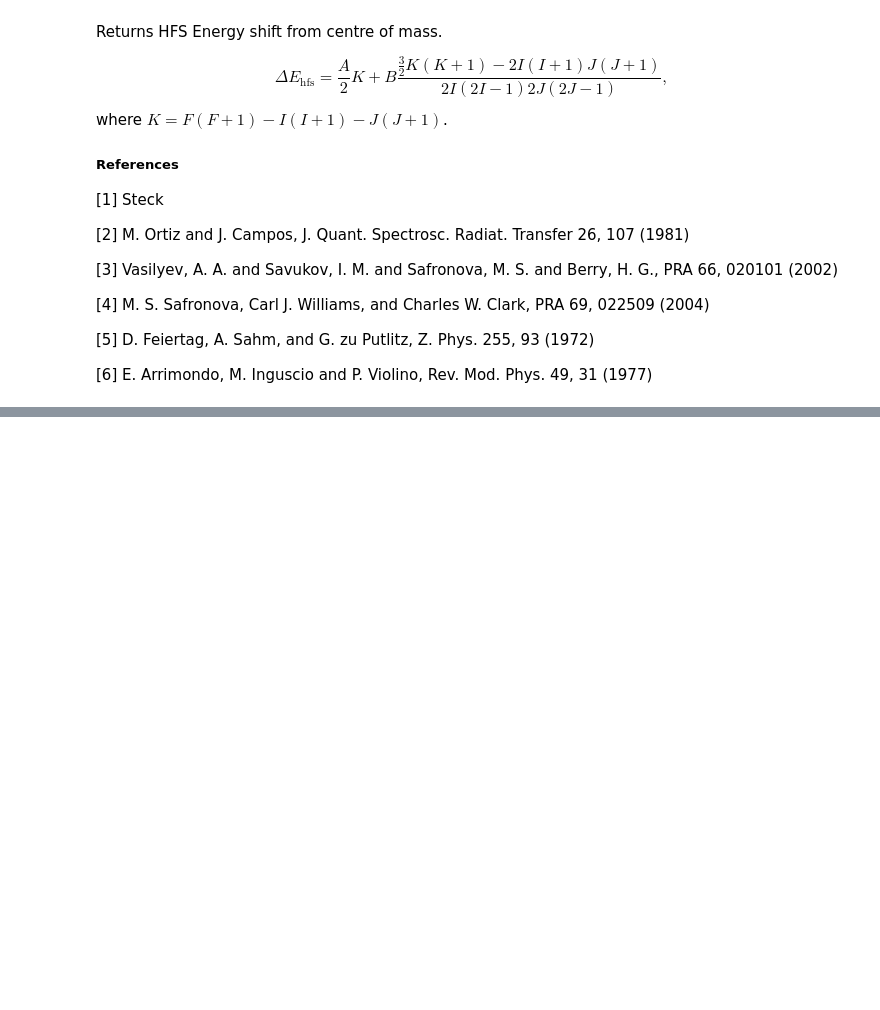
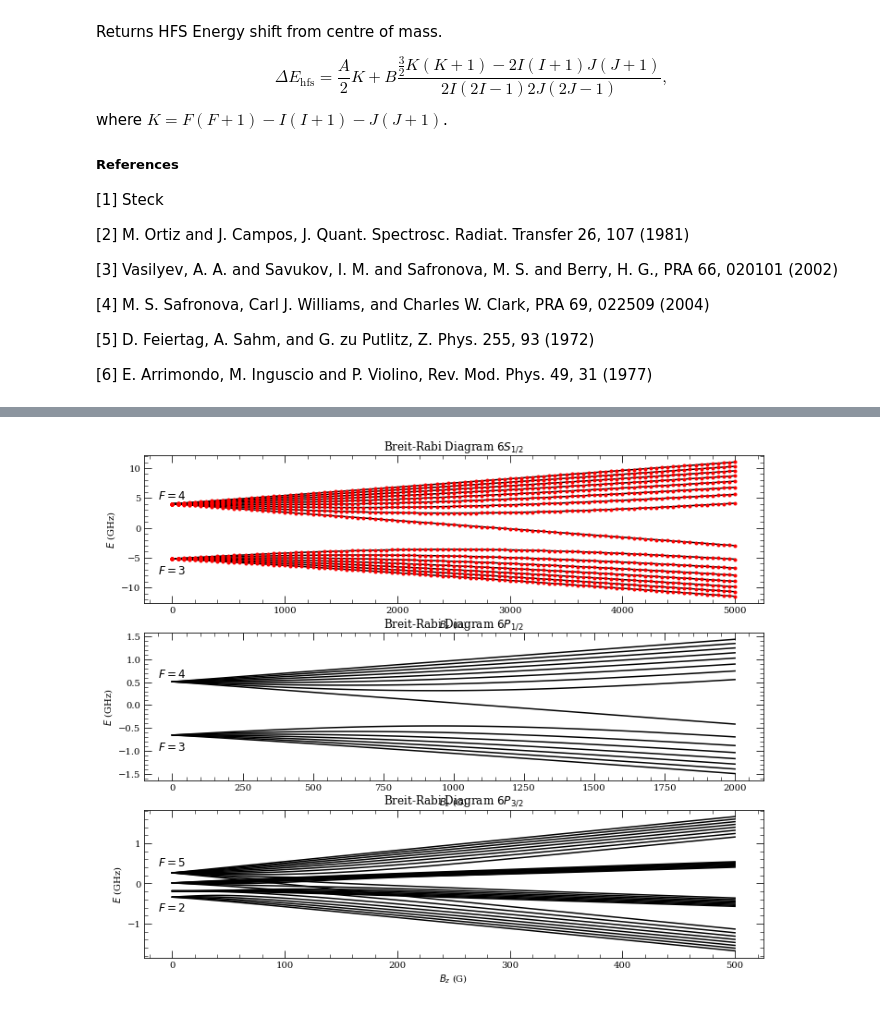
Before and after one commit to nikolasibalic/ARC-Alkali-Rydberg-Calculator, a Jupyter notebook: ARC Additions.ipynb, the cells around one changed output, grey strips where cells are left out. Drawn from its saved outputs; the diff is of its cells as text; code cells hidden in the pictures; blank space fills up the shorter version.

Commit message:
BreitRabi Methods included

```diff
--- a/ARC Additions.ipynb
+++ b/ARC Additions.ipynb
@@ -635,0 +717,84 @@ g_F=g_J\frac{f(f+1)-I(I+1)+j(j+1)}{2f(f+1)}+g_I\frac{f(f+1)+I(I+1)-j(j+1)}{2f(f+
+# %%
+#Lande g-factors
+gj = cs.getLandegj(0,0.5)
+gf3 = cs.getLandegf(0,0.5,4)
+gf4 = cs.getLandegf(0,0.5,4)
+print("Cs 6S1/2 gJ = %2.2f, F=3 gF = %2.2f, F=4 gF = %2.2f,"%(gj,gf3,gf4))
+gj = cs.getLandegjExact(0,0.5)
+gf3 = cs.getLandegfExact(0,0.5,4)
+gf4 = cs.getLandegfExact(0,0.5,4)
+print("Cs 6S1/2 gJ = %f, F=3 gF = %f, F=4 gF = %f,"%(gj,gf3,gf4))
+
+#Zeeman Interaction 6S1/2
+#========================
+#Define State of Interest
+lg=0;jg=1/2;
+
+#B-Field (G)
+B=np.linspace(0,5000,101)*1e-4
+#Exact-Diagonalisation (Breit-Rabi)
+en=cs.breitRabi(6,lg,jg,B)
+
+[f,ax]=plt.subplots(3,1,figsize=(12, 10))
+ax[0].plot(B*1e4,en*1e-9,'k')
+ax[0].set_xlabel(r'$B_z$ (G)')
+ax[0].set_ylabel(r'$E$ (GHz)')
+ax[0].set_title(r'Breit-Rabi Diagram $6S_{1/2}$')
+
+#Plot Breit-Rabi Formula
+#=======================
+#   Steck Eq(25)
+#                         dEhfs                dEhfs      4mx
+#   E(j=1/2,mj;I,mI) = - ------- + gI*uB*m*B ± ----- (1+ ----- + x^2)^{1/2}
+#                        2(2I+1)                 2        2I+1
+#
+#   where m=mI±mj to match sign above and x=(gj-gI)uB*B/dEhfs
+uB = physical_constants["Bohr magneton in Hz/T"][0]
+[Ahfs,Bhfs]=cs.getHFSCoefficients(6,0,0.5)
+qhfs = Ahfs*(cs.I+jg)
+gj=cs.getLandegjExact(lg,jg)
+#Rescale to x
+x=(gj-cs.gI)*uB*B/qhfs;
+
+Ebr = np.zeros(np.shape(en))
+
+ctr=-1
+for mI in np.arange(-cs.I,1+cs.I):
+    for mj in np.arange(-jg,1+jg):
+        m=mI+mj
+        ctr+=1
+        if(abs(m)==(cs.I+jg)):
+            Ebr[:,ctr]=qhfs*cs.I/(2*cs.I+1)+np.sign(mj)*1/2*(gj+2*cs.gI)*uB*B
+        else:
+            Ebr[:,ctr]=-qhfs/(2*(2*cs.I+1))+cs.gI*uB*m*B+np.sign(mj)*qhfs/2*np.sqrt(1+4*m*x/(2*cs.I+1)+x**2)
+
+ax[0].plot(B*1e4,Ebr*1e-9,'r.');
+
+ax[0].text(0,min(en[0,:])*1.5e-9,r"$F=3$",horizontalalignment='center',fontsize=12)
+ax[0].text(0,max(en[0,:])*1.2e-9,r"$F=4$",horizontalalignment='center',fontsize=12)
+
+
+#6P1/2
+
+#Exact-Diagonalisation (Breit-Rabi)
+B=np.linspace(0,2000,101)*1e-4
+en=cs.breitRabi(6,1,0.5,B)
+ax[1].plot(B*1e4,en*1e-9,'k')
+ax[1].set_xlabel(r'$B_z$ (G)')
+ax[1].set_ylabel(r'$E$ (GHz)')
+ax[1].set_title(r'Breit-Rabi Diagram $6P_{1/2}$')
+ax[1].text(0,min(en[0,:])*1.5e-9,r"$F=3$",horizontalalignment='center',fontsize=12)
+ax[1].text(0,max(en[0,:])*1.2e-9,r"$F=4$",horizontalalignment='center',fontsize=12)
+
+#Exact-Diagonalisation (Breit-Rabi)
+B=np.linspace(0,500,101)*1e-4
+en=cs.breitRabi(6,1,1.5,B)
+ax[2].plot(B*1e4,en*1e-9,'k')
+ax[2].set_xlabel(r'$B_z$ (G)')
+ax[2].set_ylabel(r'$E$ (GHz)')
+ax[2].set_title(r'Breit-Rabi Diagram $6P_{3/2}$')
+ax[2].text(0,min(en[0,:])*2e-9,r"$F=2$",horizontalalignment='center',fontsize=12)
+ax[2].text(0,max(en[0,:])*1.7e-9,r"$F=5$",horizontalalignment='center',fontsize=12)
+
+plt.show()
+# %% [output]
@@ -635,0 +803 @@ g_F=g_J\frac{f(f+1)-I(I+1)+j(j+1)}{2f(f+1)}+g_I\frac{f(f+1)+I(I+1)-j(j+1)}{2f(f+
+[figure, added]
```
Also changed, not shown: parts of 9 cells of this notebook, 4 other files.
